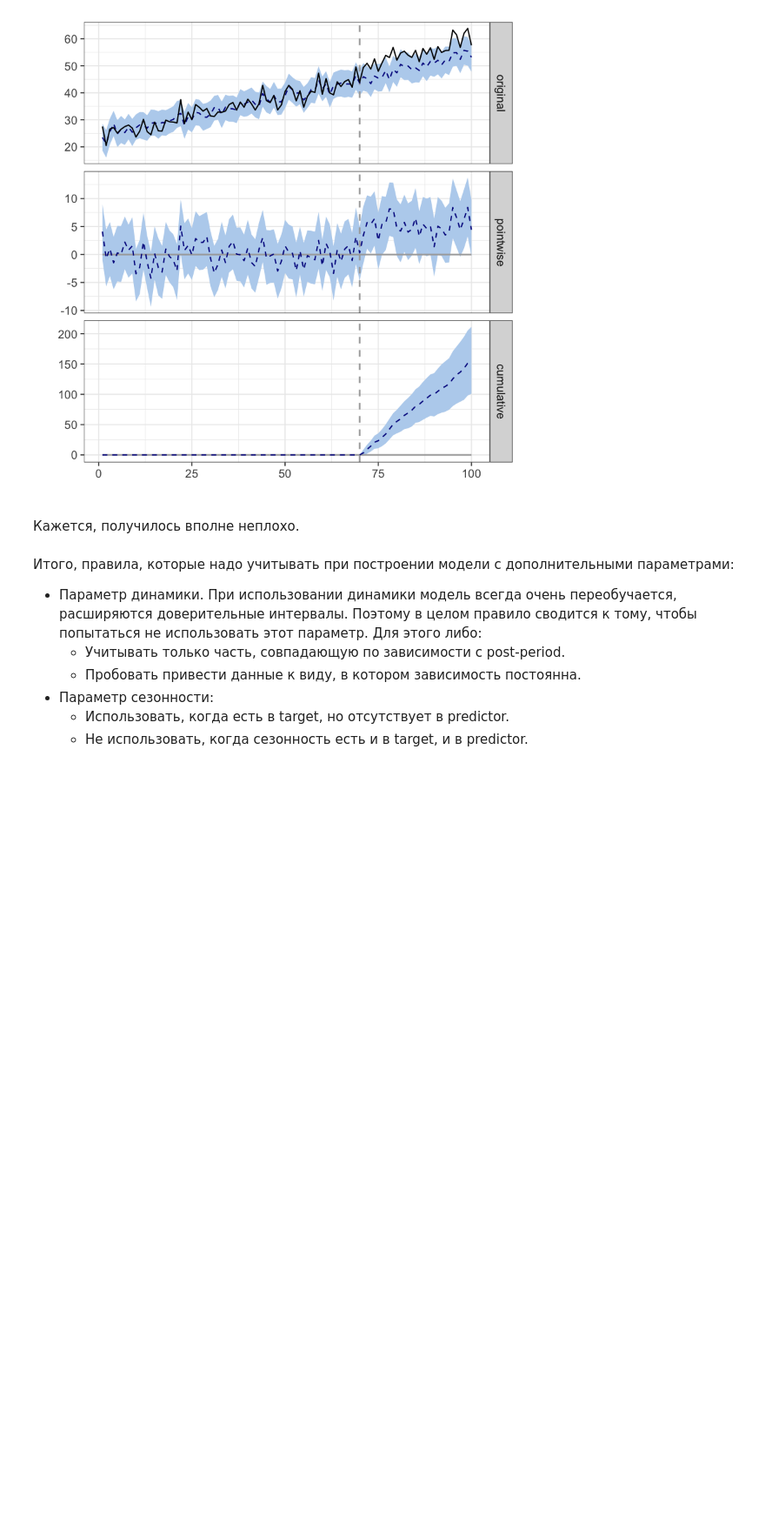
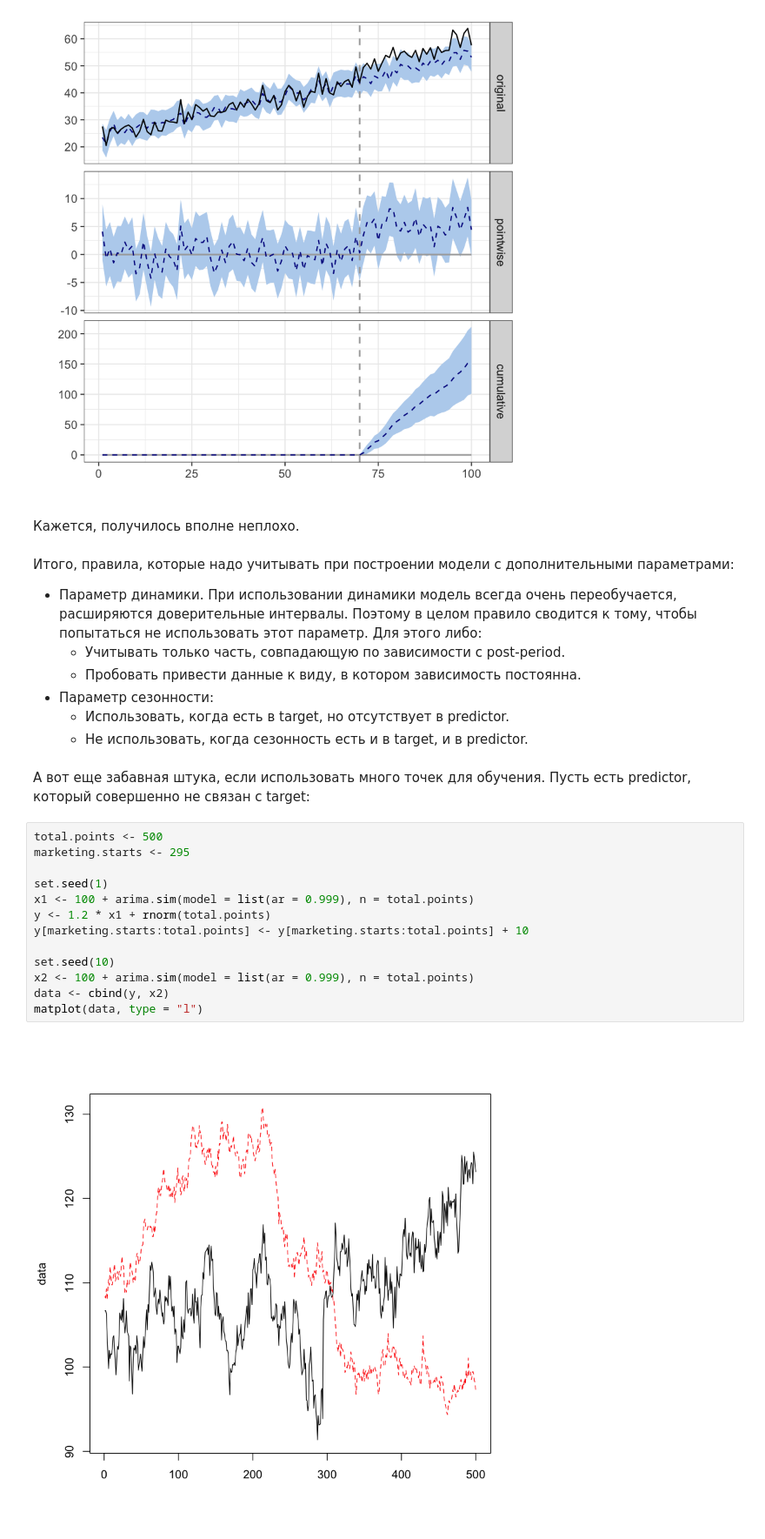
Before and after one commit to avgaydashenko/practical-analytics-hw, a Jupyter notebook: hw2/part1.ipynb, the cells around one changed output. Shown at 87% size. Saved outputs shown, nothing was run; the diff lists cells and outputs as text; blank space fills up the shorter version.

```diff
--- a/hw2/part1.ipynb
+++ b/hw2/part1.ipynb
@@ -376,3 +376,21 @@ For more details, type: summary(impact, "report")
 * Параметр сезонности:
     * Использовать, когда есть в target, но отсутствует в predictor.
     * Не использовать, когда сезонность есть и в target, и в predictor.
+# %% [markdown]
+А вот еще забавная штука, если использовать много точек для обучения.
+Пусть есть predictor, который совершенно не связан с target:
+# %%
+total.points <- 500
+marketing.starts <- 295
+
+set.seed(1)
+x1 <- 100 + arima.sim(model = list(ar = 0.999), n = total.points)
+y <- 1.2 * x1 + rnorm(total.points)
+y[marketing.starts:total.points] <- y[marketing.starts:total.points] + 10
+
+set.seed(10)
+x2 <- 100 + arima.sim(model = list(ar = 0.999), n = total.points)
+data <- cbind(y, x2)
+matplot(data, type = "l")
+# %% [output]
+[figure, added]
```
Also changed, not shown: parts of 3 cells of this notebook.
